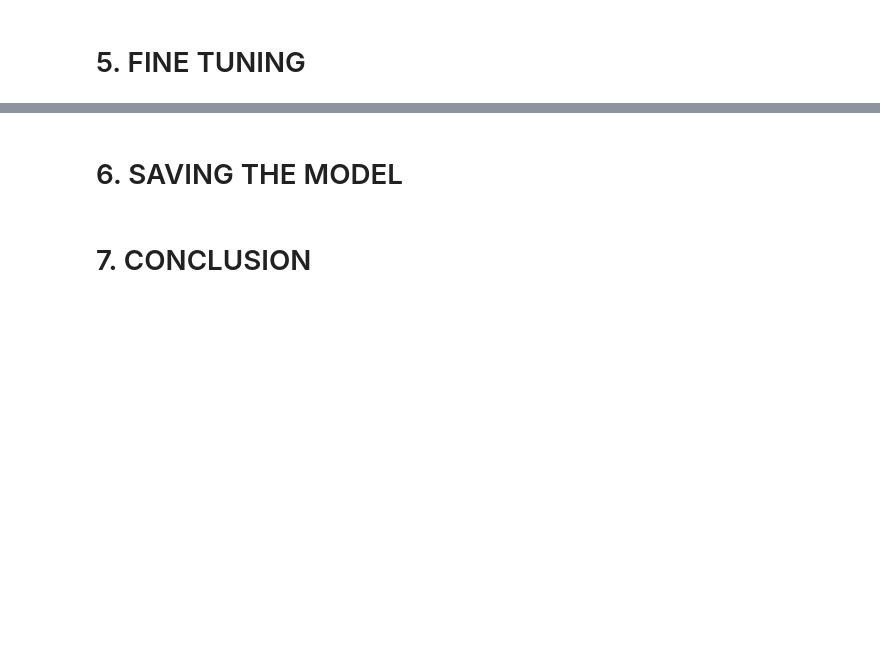
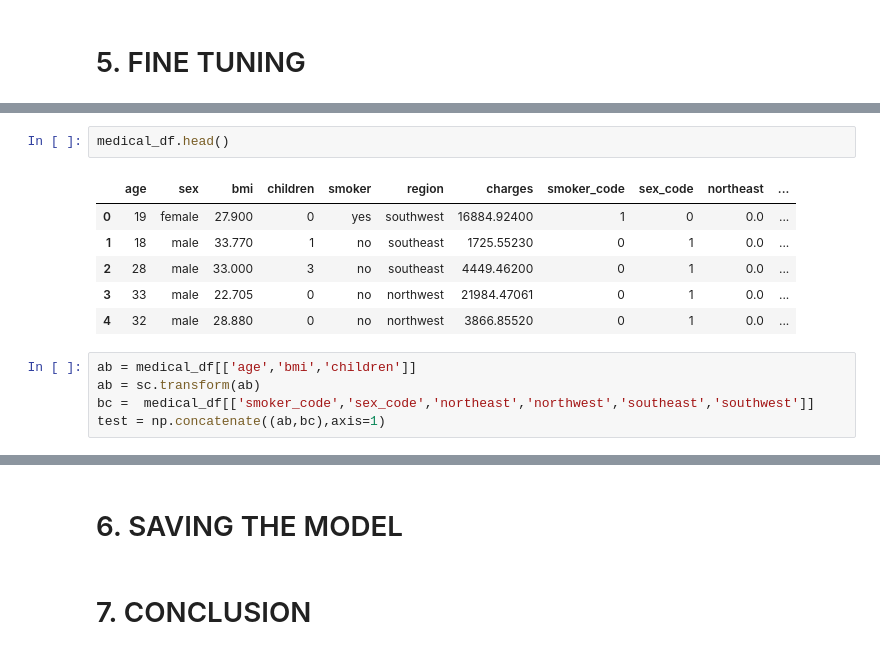
Before and after one commit to Himangshu1086/Estimation-of-annual-insurance-premium, a Jupyter notebook: medical_Insurance_estimation.ipynb, the cells around one changed output, grey strips where cells are left out. Saved outputs shown, nothing was run; the diff lists cells and outputs as text; blank space fills up the shorter version.

```diff
--- a/medical_Insurance_estimation.ipynb
+++ b/medical_Insurance_estimation.ipynb
@@ -492,0 +584,14 @@ Epoch 150/150
+# %%
+medical_df.head()
+# %% [output]
+|  | age | sex | bmi | children | smoker | region | charges | smoker_code | sex_code | northeast | ... |
+| 0 | 19 | female | 27.900 | 0 | yes | southwest | 16884.92400 | 1 | 0 | 0.0 | ... |
+| 1 | 18 | male | 33.770 | 1 | no | southeast | 1725.55230 | 0 | 1 | 0.0 | ... |
+| 2 | 28 | male | 33.000 | 3 | no | southeast | 4449.46200 | 0 | 1 | 0.0 | ... |
+| 3 | 33 | male | 22.705 | 0 | no | northwest | 21984.47061 | 0 | 1 | 0.0 | ... |
+| 4 | 32 | male | 28.880 | 0 | no | northwest | 3866.85520 | 0 | 1 | 0.0 | ... |
+# %%
+ab = medical_df[['age','bmi','children']]
+ab = sc.transform(ab)
+bc =  medical_df[['smoker_code','sex_code','northeast','northwest','southeast','southwest']]
+test = np.concatenate((ab,bc),axis=1)
```
Also changed, not shown: parts of 42 cells of this notebook, 22 other files.
